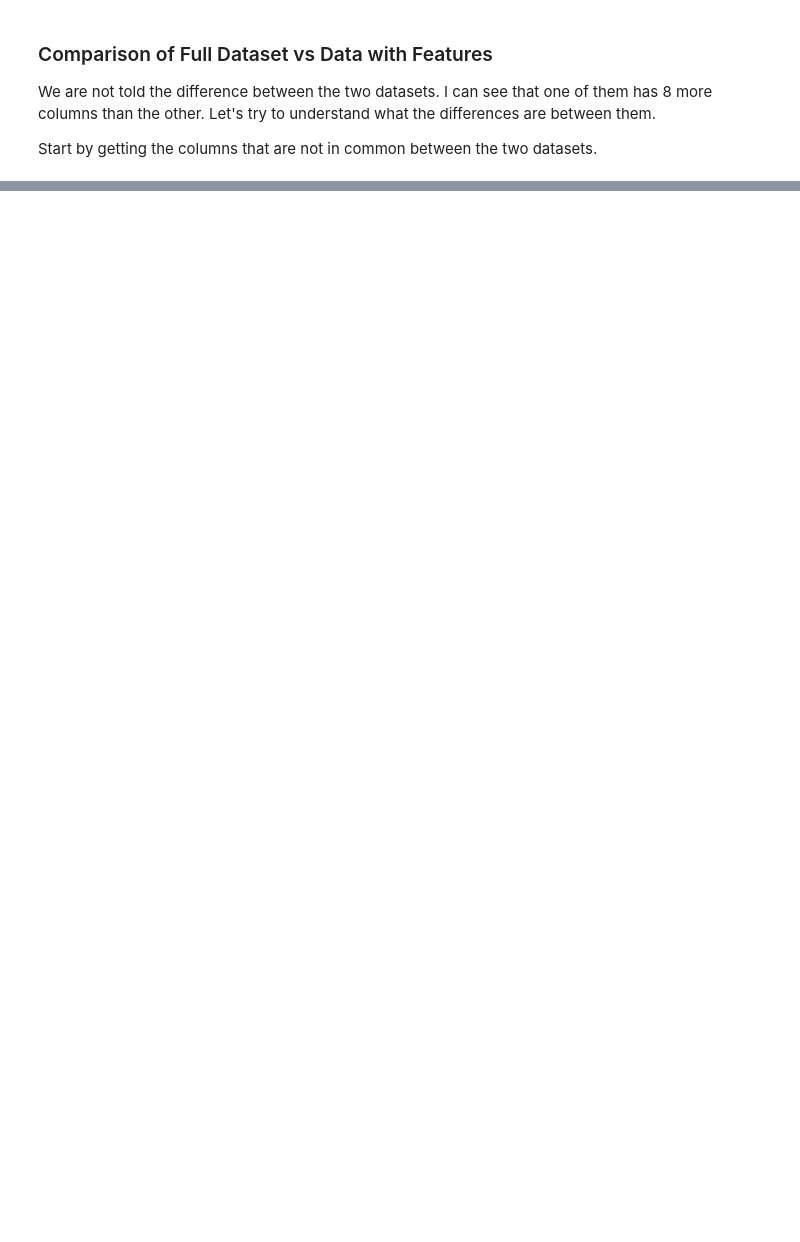
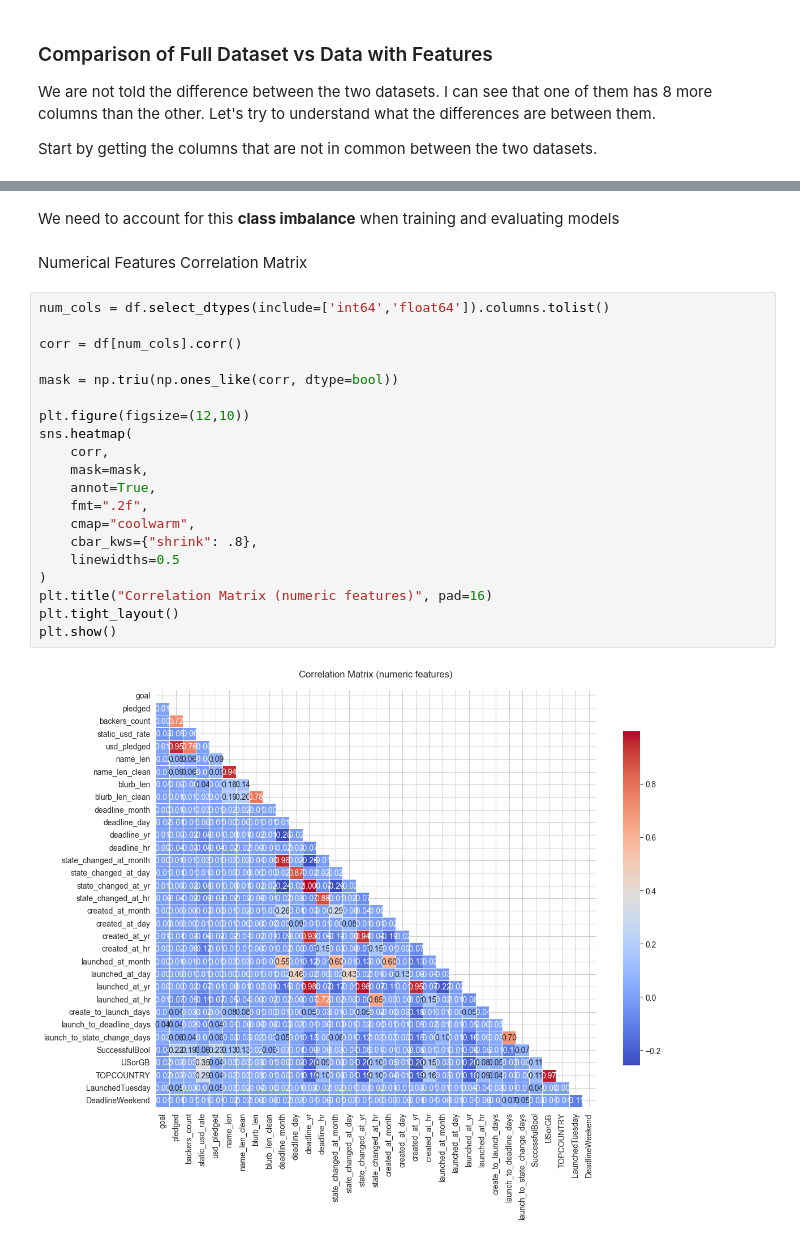
Before and after one commit to zarahtau/kickstarter-project-success-predictions, a Jupyter notebook: notebooks/eda.ipynb, the cells around one changed output, grey strips where cells are left out. Drawn from its saved outputs; the diff is of its cells as text; blank space fills up the shorter version.

```diff
--- a/notebooks/eda.ipynb
+++ b/notebooks/eda.ipynb
@@ -231,0 +568,26 @@ print(cols_not_in_common)
+# %% [markdown]
+We need to account for this **class imbalance** when training and evaluating models
+# %% [markdown]
+Numerical Features Correlation Matrix
+# %%
+num_cols = df.select_dtypes(include=['int64','float64']).columns.tolist()
+
+corr = df[num_cols].corr()
+
+mask = np.triu(np.ones_like(corr, dtype=bool))
+
+plt.figure(figsize=(12,10))
+sns.heatmap(
+    corr,
+    mask=mask,
+    annot=True,
+    fmt=".2f",
+    cmap="coolwarm",
+    cbar_kws={"shrink": .8},
+    linewidths=0.5
+)
+plt.title("Correlation Matrix (numeric features)", pad=16)
+plt.tight_layout()
+plt.show()
+# %% [output]
+[figure, added]
```
Also changed, not shown: parts of 42 cells of this notebook.
